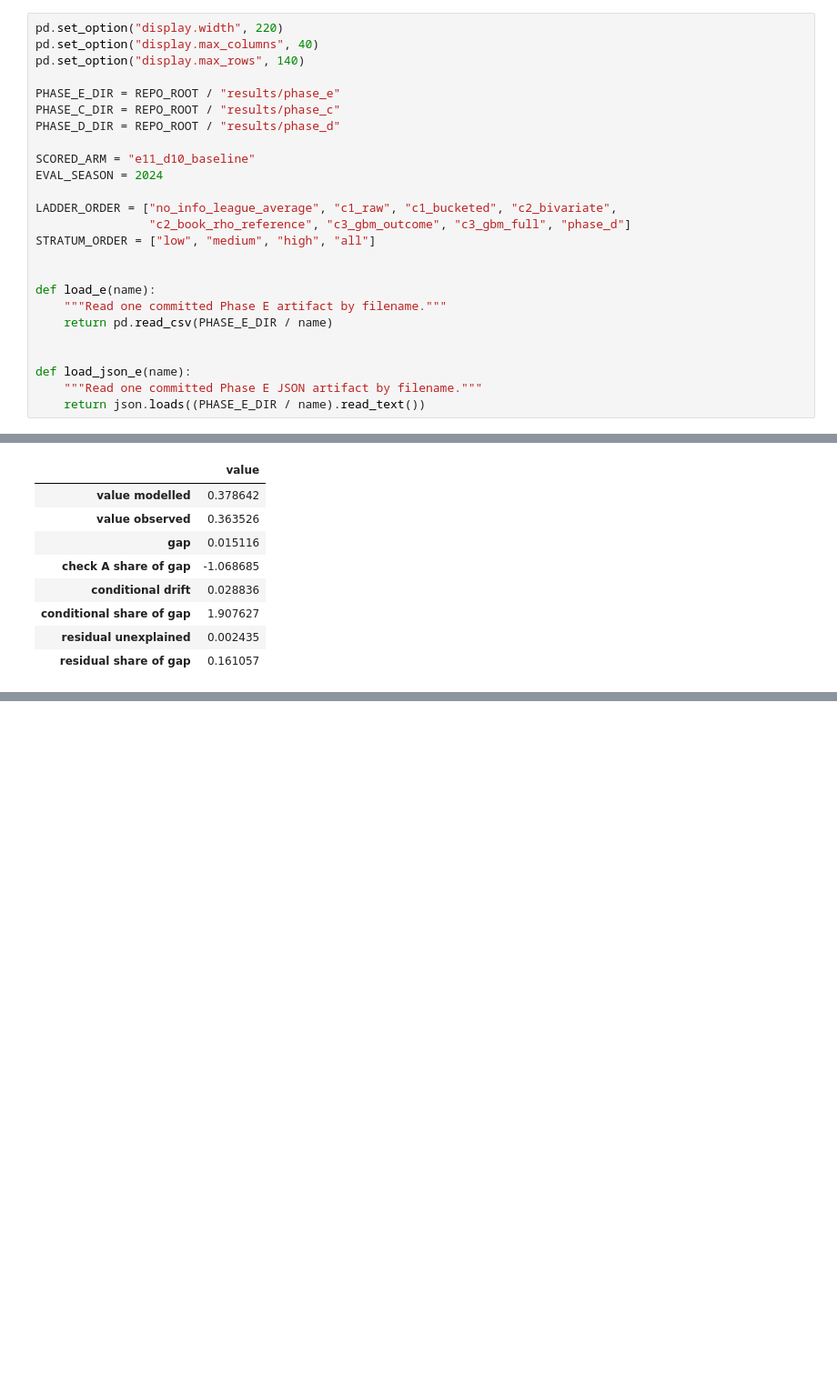
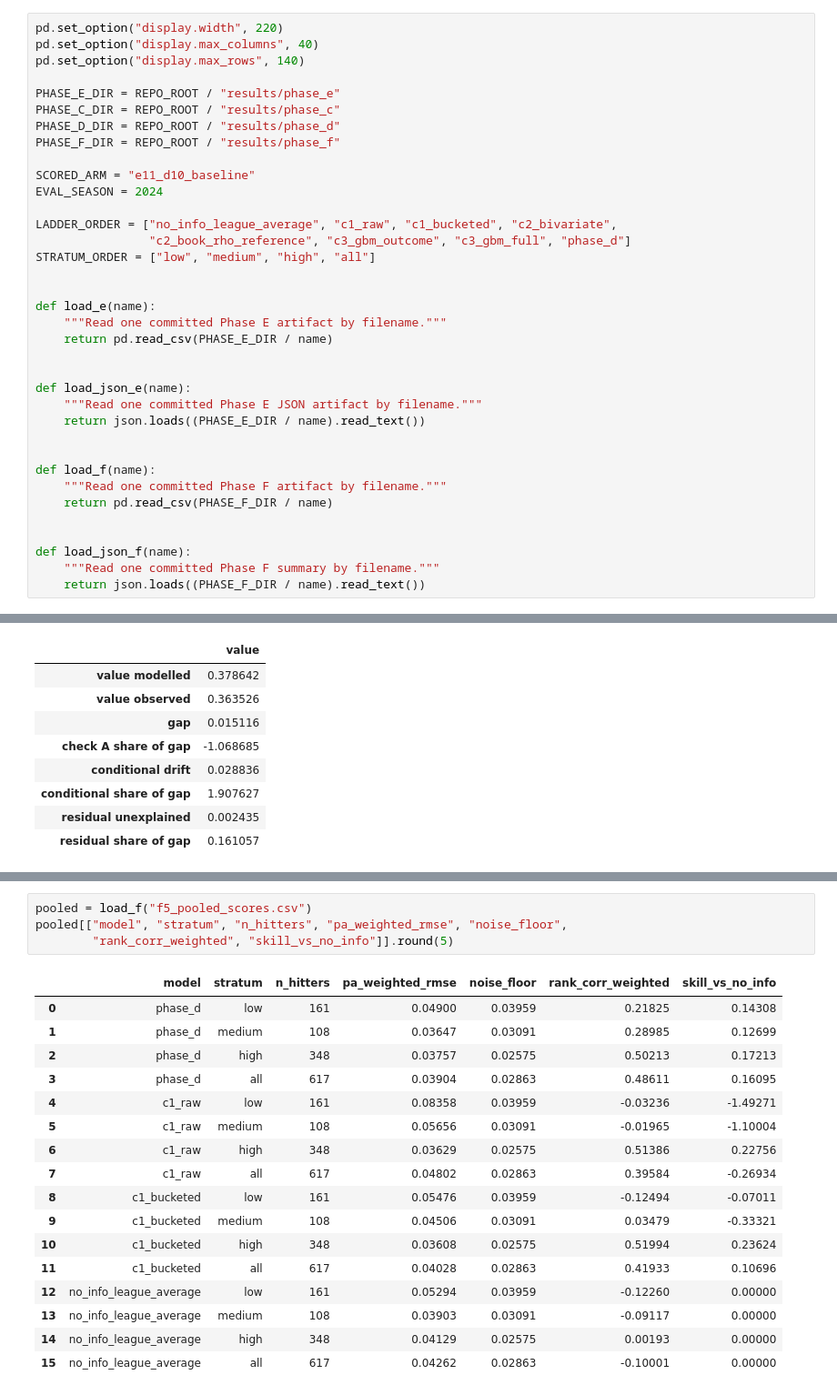
Before and after one commit to nseluga/Hitter-Embedding, a Jupyter notebook: notebooks/05_evaluation.ipynb, the cells around one changed output, grey strips where cells are left out. Shown at 91% size. Cells and saved outputs as stored; diff of their text form; blank space fills up the shorter version.

```diff
--- a/notebooks/05_evaluation.ipynb
+++ b/notebooks/05_evaluation.ipynb
@@ -35,6 +35,7 @@ pd.set_option("display.max_rows", 140)
 PHASE_E_DIR = REPO_ROOT / "results/phase_e"
 PHASE_C_DIR = REPO_ROOT / "results/phase_c"
 PHASE_D_DIR = REPO_ROOT / "results/phase_d"
+PHASE_F_DIR = REPO_ROOT / "results/phase_f"
 
 SCORED_ARM = "e11_d10_baseline"
 EVAL_SEASON = 2024
@@ -52,6 +53,16 @@ def load_e(name):
 def load_json_e(name):
     """Read one committed Phase E JSON artifact by filename."""
     return json.loads((PHASE_E_DIR / name).read_text())
+
+
+def load_f(name):
+    """Read one committed Phase F artifact by filename."""
+    return pd.read_csv(PHASE_F_DIR / name)
+
+
+def load_json_f(name):
+    """Read one committed Phase F summary by filename."""
+    return json.loads((PHASE_F_DIR / name).read_text())
 # %% [markdown]
 ## Run parameters read from their owner modules
 
@@ -669,0 +807,22 @@ pd.Series({
+# %%
+pooled = load_f("f5_pooled_scores.csv")
+pooled[["model", "stratum", "n_hitters", "pa_weighted_rmse", "noise_floor",
+        "rank_corr_weighted", "skill_vs_no_info"]].round(5)
+# %% [output]
+|  | model | stratum | n_hitters | pa_weighted_rmse | noise_floor | rank_corr_weighted | skill_vs_no_info |
+| 0 | phase_d | low | 161 | 0.04900 | 0.03959 | 0.21825 | 0.14308 |
+| 1 | phase_d | medium | 108 | 0.03647 | 0.03091 | 0.28985 | 0.12699 |
+| 2 | phase_d | high | 348 | 0.03757 | 0.02575 | 0.50213 | 0.17213 |
+| 3 | phase_d | all | 617 | 0.03904 | 0.02863 | 0.48611 | 0.16095 |
+| 4 | c1_raw | low | 161 | 0.08358 | 0.03959 | -0.03236 | -1.49271 |
+| 5 | c1_raw | medium | 108 | 0.05656 | 0.03091 | -0.01965 | -1.10004 |
+| 6 | c1_raw | high | 348 | 0.03629 | 0.02575 | 0.51386 | 0.22756 |
+| 7 | c1_raw | all | 617 | 0.04802 | 0.02863 | 0.39584 | -0.26934 |
+| 8 | c1_bucketed | low | 161 | 0.05476 | 0.03959 | -0.12494 | -0.07011 |
+| 9 | c1_bucketed | medium | 108 | 0.04506 | 0.03091 | 0.03479 | -0.33321 |
+| 10 | c1_bucketed | high | 348 | 0.03608 | 0.02575 | 0.51994 | 0.23624 |
+| 11 | c1_bucketed | all | 617 | 0.04028 | 0.02863 | 0.41933 | 0.10696 |
+| 12 | no_info_league_average | low | 161 | 0.05294 | 0.03959 | -0.12260 | 0.00000 |
+| 13 | no_info_league_average | medium | 108 | 0.03903 | 0.03091 | -0.09117 | 0.00000 |
+| 14 | no_info_league_average | high | 348 | 0.04129 | 0.02575 | 0.00193 | 0.00000 |
+| 15 | no_info_league_average | all | 617 | 0.04262 | 0.02863 | -0.10001 | 0.00000 |
```
Also changed, not shown: parts of 13 cells of this notebook, 21 other files.
